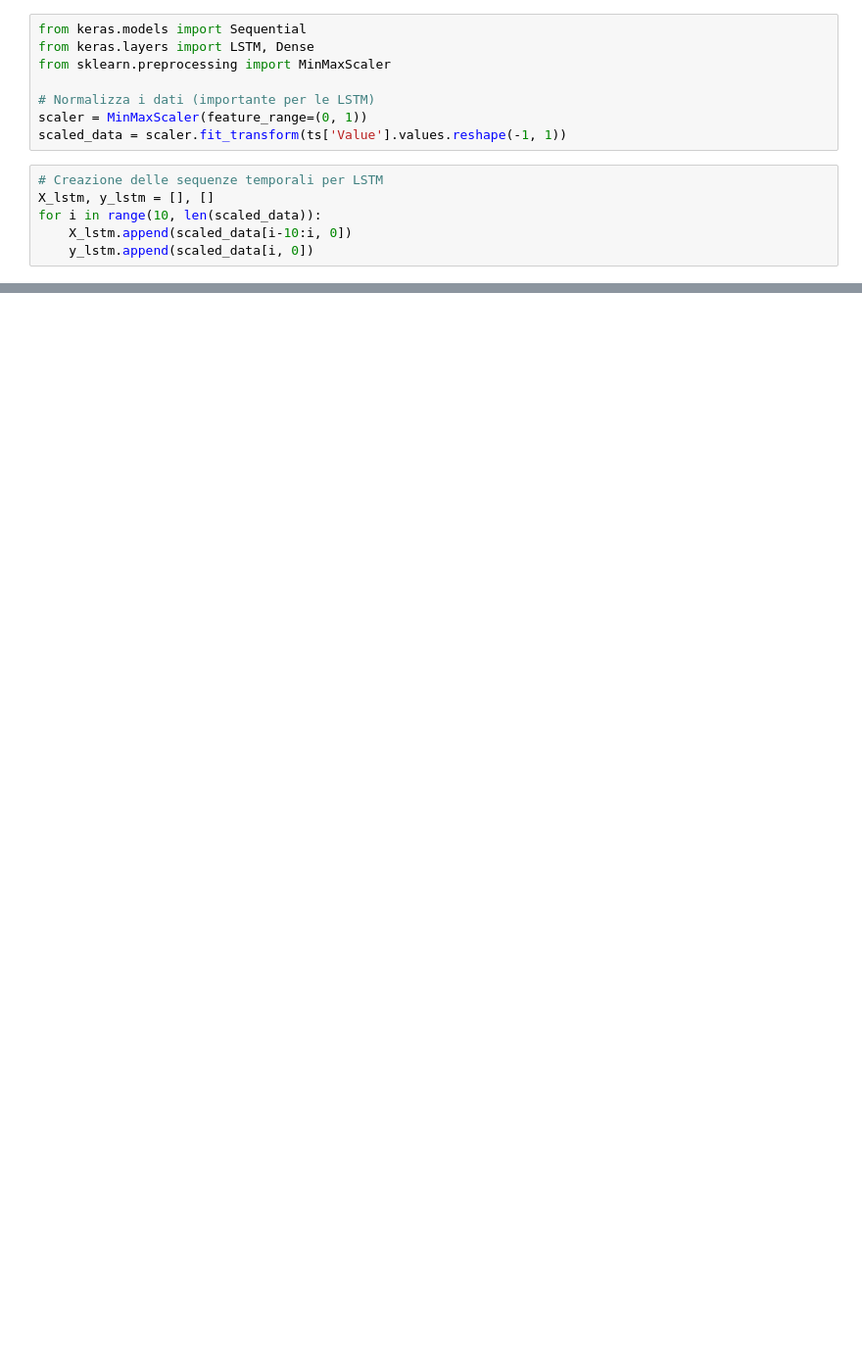
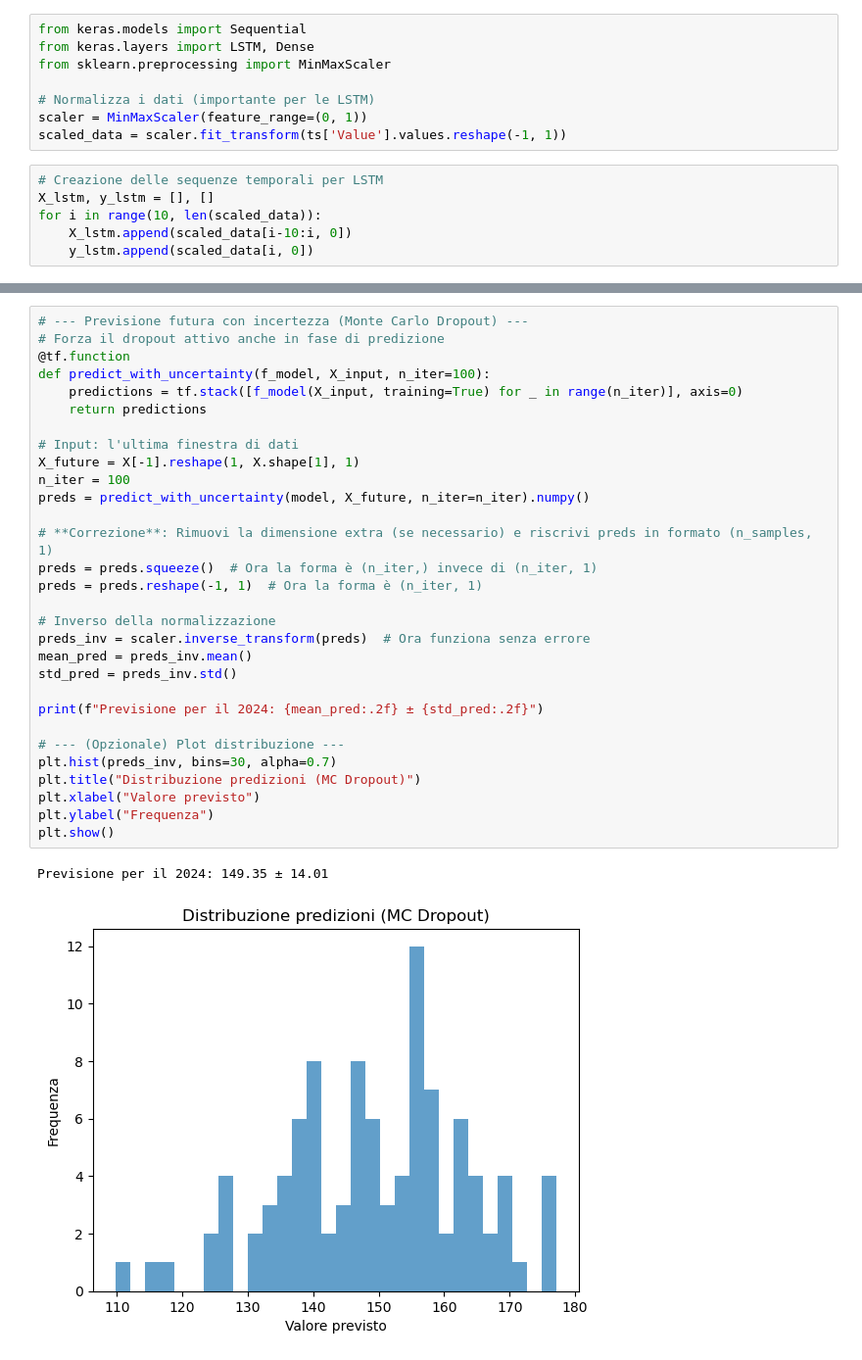
Before and after one commit to AntonioDonnangelo/Predicting-2024-US-Corn-Yield, a Jupyter notebook: Predicting_2024_US_Corn_Yield.ipynb, the cells around one changed output, grey strips where cells are left out. Shown at 98% size. Saved outputs shown, nothing was run; the diff lists cells and outputs as text; blank space fills up the shorter version.

Commit message:
complex models and overfitting

```diff
--- a/Predicting_2024_US_Corn_Yield.ipynb
+++ b/Predicting_2024_US_Corn_Yield.ipynb
@@ -1070,0 +1084,33 @@ year_mean
+# %%
+# --- Previsione futura con incertezza (Monte Carlo Dropout) ---
+# Forza il dropout attivo anche in fase di predizione
+@tf.function
+def predict_with_uncertainty(f_model, X_input, n_iter=100):
+    predictions = tf.stack([f_model(X_input, training=True) for _ in range(n_iter)], axis=0)
+    return predictions
+
+# Input: l'ultima finestra di dati
+X_future = X[-1].reshape(1, X.shape[1], 1)
+n_iter = 100
+preds = predict_with_uncertainty(model, X_future, n_iter=n_iter).numpy()
+
+# **Correzione**: Rimuovi la dimensione extra (se necessario) e riscrivi preds in formato (n_samples, 1)
+preds = preds.squeeze()  # Ora la forma è (n_iter,) invece di (n_iter, 1)
+preds = preds.reshape(-1, 1)  # Ora la forma è (n_iter, 1)
+
+# Inverso della normalizzazione
+preds_inv = scaler.inverse_transform(preds)  # Ora funziona senza errore
+mean_pred = preds_inv.mean()
+std_pred = preds_inv.std()
+
+print(f"Previsione per il 2024: {mean_pred:.2f} ± {std_pred:.2f}")
+
+# --- (Opzionale) Plot distribuzione ---
+plt.hist(preds_inv, bins=30, alpha=0.7)
+plt.title("Distribuzione predizioni (MC Dropout)")
+plt.xlabel("Valore previsto")
+plt.ylabel("Frequenza")
+plt.show()
+# %% [output]
+Previsione per il 2024: 149.35 ± 14.01
+[figure, added]
```
Also changed, not shown: parts of 24 cells of this notebook.
